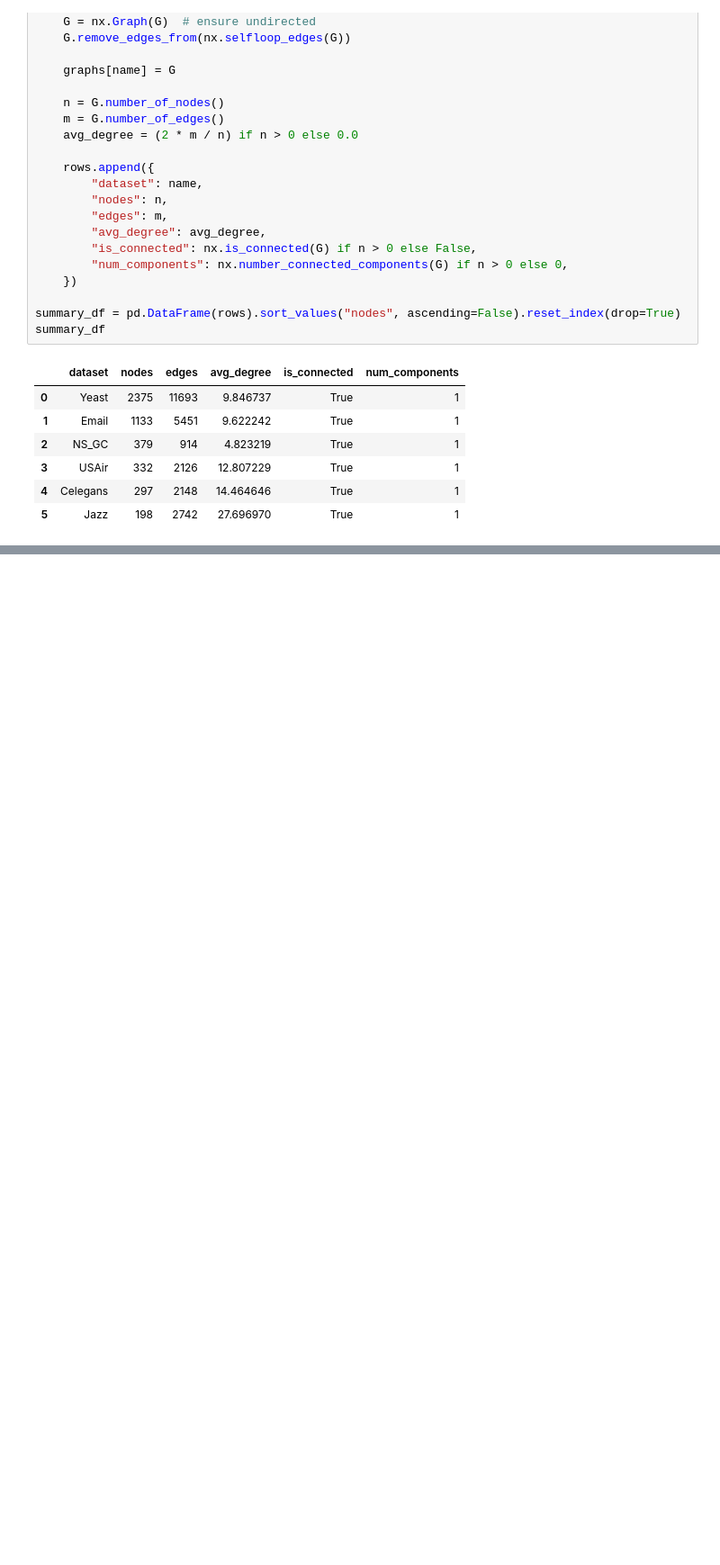
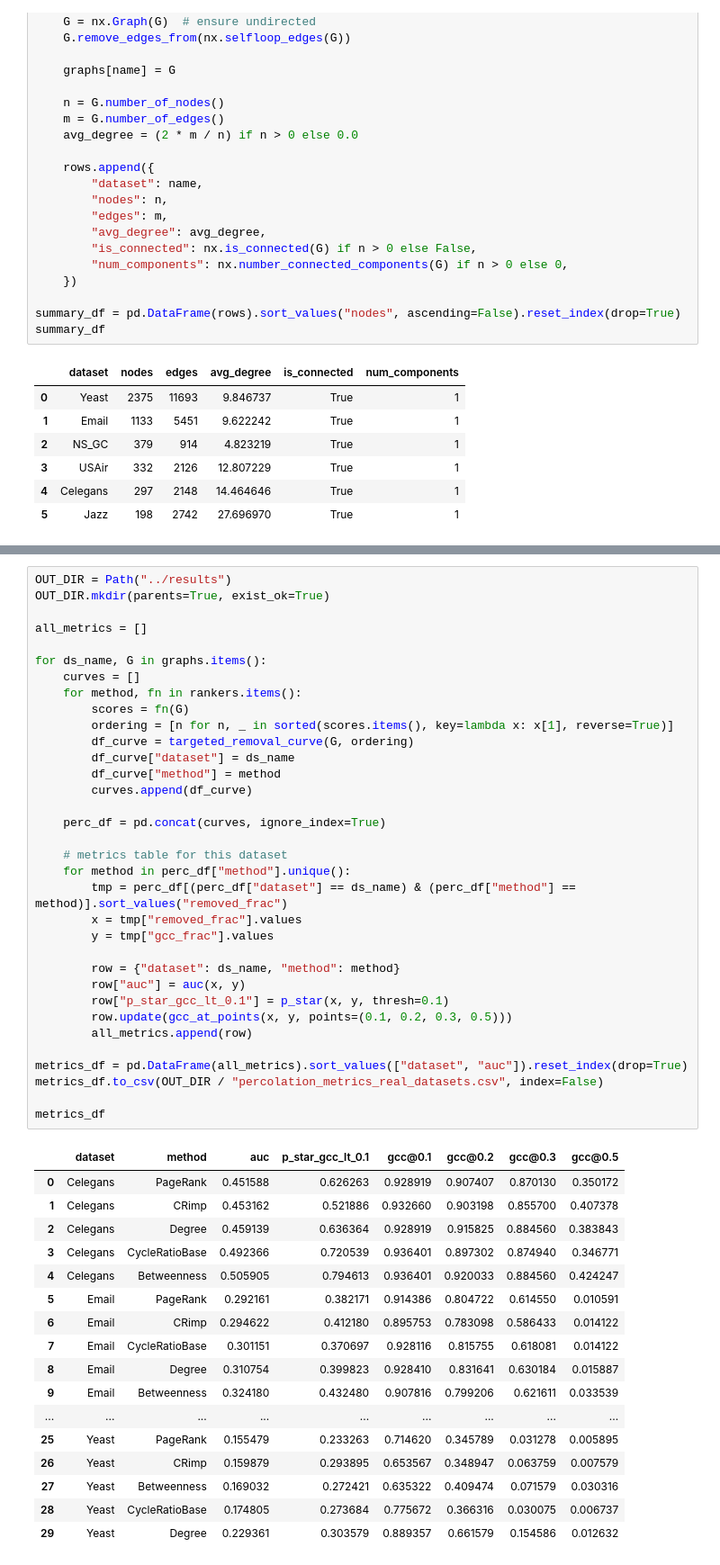
Before and after one commit to devbysina/crimp-project, a Jupyter notebook: notebooks/04_real_datasets.ipynb, the cells around one changed output, grey strips where cells are left out. Shown at 90% size. Saved outputs shown, nothing was run; the diff lists cells and outputs as text; blank space fills up the shorter version.

```diff
--- a/notebooks/04_real_datasets.ipynb
+++ b/notebooks/04_real_datasets.ipynb
@@ -43,0 +99,52 @@ summary_df
+# %%
+OUT_DIR = Path("../results")
+OUT_DIR.mkdir(parents=True, exist_ok=True)
+
+all_metrics = []
+
+for ds_name, G in graphs.items():
+    curves = []
+    for method, fn in rankers.items():
+        scores = fn(G)
+        ordering = [n for n, _ in sorted(scores.items(), key=lambda x: x[1], reverse=True)]
+        df_curve = targeted_removal_curve(G, ordering)
+        df_curve["dataset"] = ds_name
+        df_curve["method"] = method
+        curves.append(df_curve)
+
+    perc_df = pd.concat(curves, ignore_index=True)
+
+    # metrics table for this dataset
+    for method in perc_df["method"].unique():
+        tmp = perc_df[(perc_df["dataset"] == ds_name) & (perc_df["method"] == method)].sort_values("removed_frac")
+        x = tmp["removed_frac"].values
+        y = tmp["gcc_frac"].values
+
+        row = {"dataset": ds_name, "method": method}
+        row["auc"] = auc(x, y)
+        row["p_star_gcc_lt_0.1"] = p_star(x, y, thresh=0.1)
+        row.update(gcc_at_points(x, y, points=(0.1, 0.2, 0.3, 0.5)))
+        all_metrics.append(row)
+
+metrics_df = pd.DataFrame(all_metrics).sort_values(["dataset", "auc"]).reset_index(drop=True)
+metrics_df.to_csv(OUT_DIR / "percolation_metrics_real_datasets.csv", index=False)
+
+metrics_df
+# %% [output]
+|  | dataset | method | auc | p_star_gcc_lt_0.1 | gcc@0.1 | gcc@0.2 | gcc@0.3 | gcc@0.5 |
+| 0 | Celegans | PageRank | 0.451588 | 0.626263 | 0.928919 | 0.907407 | 0.870130 | 0.350172 |
+| 1 | Celegans | CRimp | 0.453162 | 0.521886 | 0.932660 | 0.903198 | 0.855700 | 0.407378 |
+| 2 | Celegans | Degree | 0.459139 | 0.636364 | 0.928919 | 0.915825 | 0.884560 | 0.383843 |
+| 3 | Celegans | CycleRatioBase | 0.492366 | 0.720539 | 0.936401 | 0.897302 | 0.874940 | 0.346771 |
+| 4 | Celegans | Betweenness | 0.505905 | 0.794613 | 0.936401 | 0.920033 | 0.884560 | 0.424247 |
+| 5 | Email | PageRank | 0.292161 | 0.382171 | 0.914386 | 0.804722 | 0.614550 | 0.010591 |
+| 6 | Email | CRimp | 0.294622 | 0.412180 | 0.895753 | 0.783098 | 0.586433 | 0.014122 |
+| 7 | Email | CycleRatioBase | 0.301151 | 0.370697 | 0.928116 | 0.815755 | 0.618081 | 0.014122 |
+| 8 | Email | Degree | 0.310754 | 0.399823 | 0.928410 | 0.831641 | 0.630184 | 0.015887 |
+| 9 | Email | Betweenness | 0.324180 | 0.432480 | 0.907816 | 0.799206 | 0.621611 | 0.033539 |
+| ... | ... | ... | ... | ... | ... | ... | ... | ... |
+| 25 | Yeast | PageRank | 0.155479 | 0.233263 | 0.714620 | 0.345789 | 0.031278 | 0.005895 |
+| 26 | Yeast | CRimp | 0.159879 | 0.293895 | 0.653567 | 0.348947 | 0.063759 | 0.007579 |
+| 27 | Yeast | Betweenness | 0.169032 | 0.272421 | 0.635322 | 0.409474 | 0.071579 | 0.030316 |
+| 28 | Yeast | CycleRatioBase | 0.174805 | 0.273684 | 0.775672 | 0.366316 | 0.030075 | 0.006737 |
+| 29 | Yeast | Degree | 0.229361 | 0.303579 | 0.889357 | 0.661579 | 0.154586 | 0.012632 |
```
Also changed, not shown: parts of 4 cells of this notebook, 1 other file.
